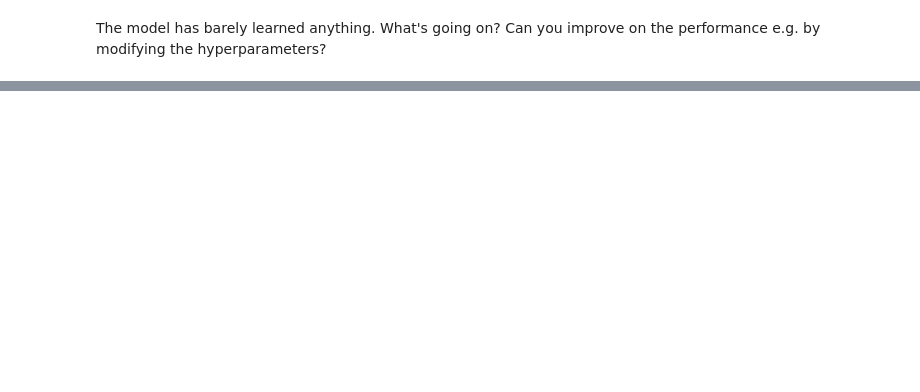
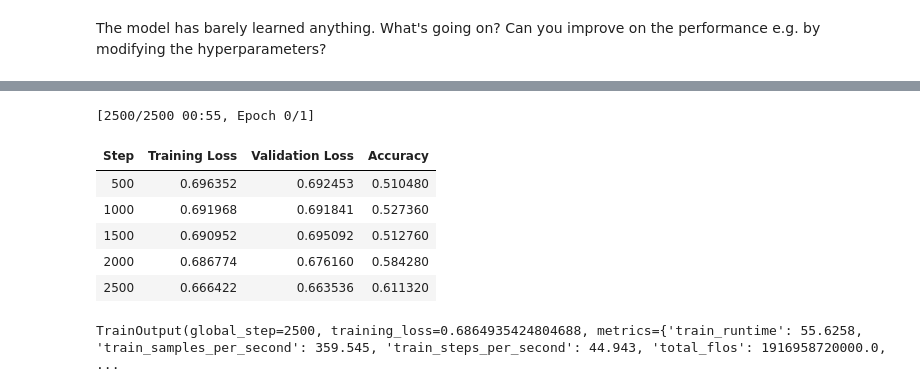
Before and after one commit to lrseeb/Deep-Learning, a Jupyter notebook: Week2/Exercise4.ipynb, the cells around one changed output, grey strips where cells are left out. Cells and saved outputs as stored; diff of their text form; code cells hidden in the pictures; blank space fills up the shorter version.

```diff
--- a/Week2/Exercise4.ipynb
+++ b/Week2/Exercise4.ipynb
@@ -385,0 +433,32 @@ The model has barely learned anything. What's going on? Can you improve on the p
+# %%
+config = BasicConfig(
+    vocab_size = tokenizer.vocab_size,
+    num_labels = len(set(dataset["train"]["label"])),
+    embedding_dim = 64,
+    hidden_size = 96,
+    num_layers = 1,
+    #nonlinearity = "tanh",
+)
+
+model = SimpleRNN(config)
+# %%
+trainer = transformers.Trainer(
+    model=model,
+    args=trainer_args,
+    train_dataset=dataset["train"],
+    eval_dataset=dataset["test"],
+    compute_metrics=compute_accuracy,
+    data_collator=data_collator,
+    callbacks=[early_stopping, training_logs]
+)
+
+trainer.train()
+# %% [output]
+[2500/2500 00:55, Epoch 0/1]
+| Step | Training Loss | Validation Loss | Accuracy |
+| 500 | 0.696352 | 0.692453 | 0.510480 |
+| 1000 | 0.691968 | 0.691841 | 0.527360 |
+| 1500 | 0.690952 | 0.695092 | 0.512760 |
+| 2000 | 0.686774 | 0.676160 | 0.584280 |
+| 2500 | 0.666422 | 0.663536 | 0.611320 |
+TrainOutput(global_step=2500, training_loss=0.6864935424804688, metrics={'train_runtime': 55.6258, 'train_samples_per_second': 359.545, 'train_steps_per_second': 44.943, 'total_flos': 1916958720000.0, ...
```
Also changed, not shown: parts of 8 cells of this notebook, 1 other file.
